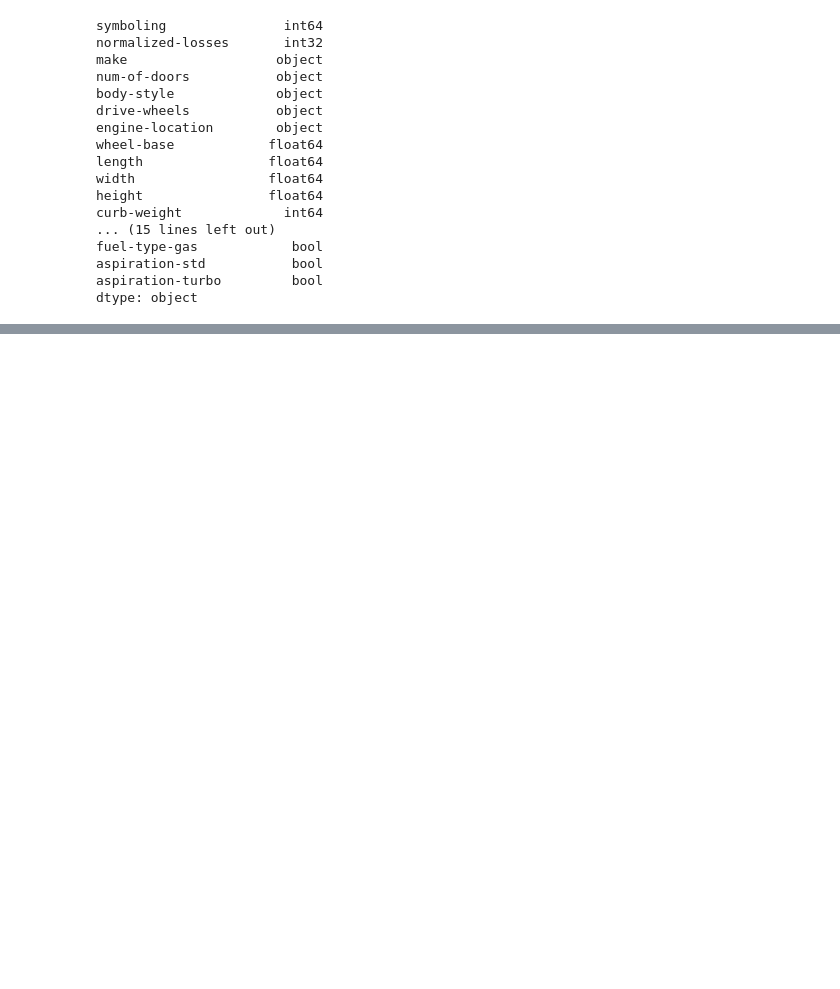
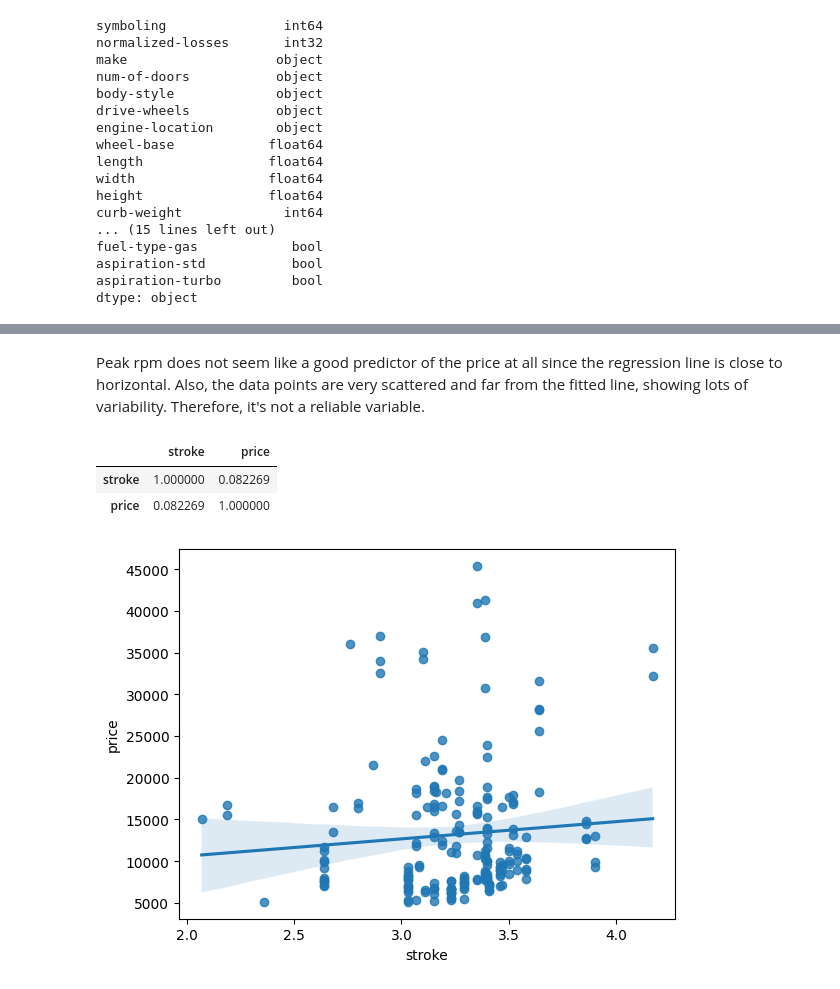
Before and after one commit to Mann-M/Cousera, a Jupyter notebook: Data Analysis/car price prediction.ipynb, the cells around one changed output, grey strips where cells are left out. Cells and saved outputs as stored; diff of their text form; code cells hidden in the pictures; blank space fills up the shorter version.

```diff
--- a/Data Analysis/car price prediction.ipynb
+++ b/Data Analysis/car price prediction.ipynb
@@ -731,0 +797,12 @@ dtype: object
+# %% [markdown]
+<p>Peak rpm does not seem like a good predictor of the price at all since the regression line is close to horizontal. Also, the data points are very scattered and far from the fitted line, showing lots of variability. Therefore, it's not a reliable variable.</p>
+# %%
+# correlation between stroke and price
+
+sns.regplot(x='stroke',y='price',data=df)
+df[['stroke','price']].corr()
+# %% [output]
+|  | stroke | price |
+| stroke | 1.000000 | 0.082269 |
+| price | 0.082269 | 1.000000 |
+[figure, added]
```
Also changed, not shown: parts of 119 cells of this notebook, 5 other files.
